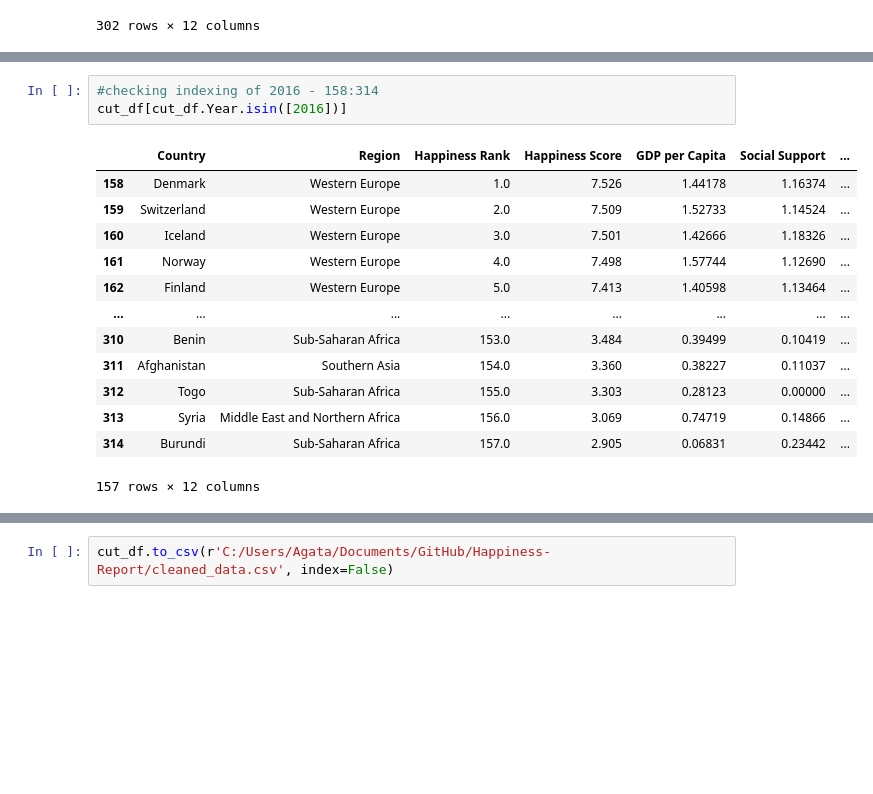
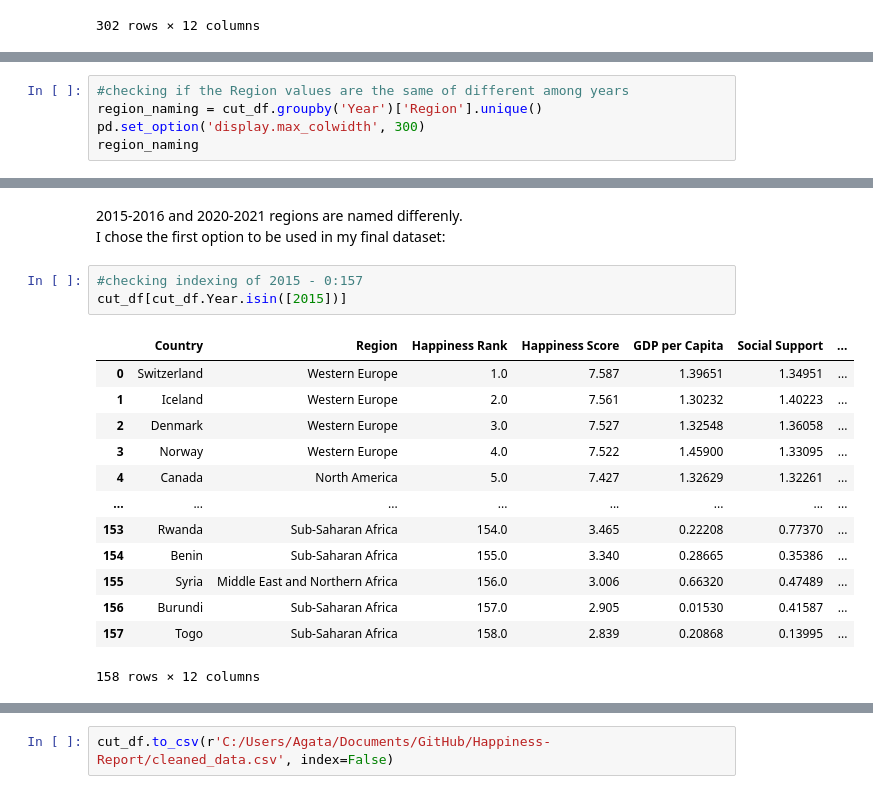
Before and after one commit to ags-de/Happiness-Report, a Jupyter notebook: Data Cleaning.ipynb, the cells around one changed output, grey strips where cells are left out. Saved outputs shown, nothing was run; the diff lists cells and outputs as text; blank space fills up the shorter version.

Commit message:
Mapping Region column
+added more comments

```diff
--- a/Data Cleaning.ipynb
+++ b/Data Cleaning.ipynb
@@ -321,0 +324,5 @@ See the caveats in the documentation: https://pandas.pydata.org/pandas-docs/stab
+# %%
+#checking if the Region values are the same of different among years
+region_naming = cut_df.groupby('Year')['Region'].unique()
+pd.set_option('display.max_colwidth', 300)
+region_naming
@@ -322,18 +340,21 @@ See the caveats in the documentation: https://pandas.pydata.org/pandas-docs/stab
+# %% [markdown]
+2015-2016 and 2020-2021 regions are named differenly.
+<br>I chose the first option to be used in my final dataset:
 # %%
-#checking indexing of 2016 - 158:314
-cut_df[cut_df.Year.isin([2016])]
+#checking indexing of 2015 - 0:157
+cut_df[cut_df.Year.isin([2015])]
 # %% [output]
 |  | Country | Region | Happiness Rank | Happiness Score | GDP per Capita | Social Support | ... |
-| 158 | Denmark | Western Europe | 1.0 | 7.526 | 1.44178 | 1.16374 | ... |
-| 159 | Switzerland | Western Europe | 2.0 | 7.509 | 1.52733 | 1.14524 | ... |
-| 160 | Iceland | Western Europe | 3.0 | 7.501 | 1.42666 | 1.18326 | ... |
-| 161 | Norway | Western Europe | 4.0 | 7.498 | 1.57744 | 1.12690 | ... |
-| 162 | Finland | Western Europe | 5.0 | 7.413 | 1.40598 | 1.13464 | ... |
+| 0 | Switzerland | Western Europe | 1.0 | 7.587 | 1.39651 | 1.34951 | ... |
+| 1 | Iceland | Western Europe | 2.0 | 7.561 | 1.30232 | 1.40223 | ... |
+| 2 | Denmark | Western Europe | 3.0 | 7.527 | 1.32548 | 1.36058 | ... |
+| 3 | Norway | Western Europe | 4.0 | 7.522 | 1.45900 | 1.33095 | ... |
+| 4 | Canada | North America | 5.0 | 7.427 | 1.32629 | 1.32261 | ... |
 | ... | ... | ... | ... | ... | ... | ... | ... |
-| 310 | Benin | Sub-Saharan Africa | 153.0 | 3.484 | 0.39499 | 0.10419 | ... |
-| 311 | Afghanistan | Southern Asia | 154.0 | 3.360 | 0.38227 | 0.11037 | ... |
-| 312 | Togo | Sub-Saharan Africa | 155.0 | 3.303 | 0.28123 | 0.00000 | ... |
-| 313 | Syria | Middle East and Northern Africa | 156.0 | 3.069 | 0.74719 | 0.14866 | ... |
-| 314 | Burundi | Sub-Saharan Africa | 157.0 | 2.905 | 0.06831 | 0.23442 | ... |
+| 153 | Rwanda | Sub-Saharan Africa | 154.0 | 3.465 | 0.22208 | 0.77370 | ... |
+| 154 | Benin | Sub-Saharan Africa | 155.0 | 3.340 | 0.28665 | 0.35386 | ... |
+| 155 | Syria | Middle East and Northern Africa | 156.0 | 3.006 | 0.66320 | 0.47489 | ... |
+| 156 | Burundi | Sub-Saharan Africa | 157.0 | 2.905 | 0.01530 | 0.41587 | ... |
+| 157 | Togo | Sub-Saharan Africa | 158.0 | 2.839 | 0.20868 | 0.13995 | ... |
-157 rows × 12 columns
+158 rows × 12 columns
 # %%
```
Also changed, not shown: parts of 6 cells of this notebook, 1 other file.
